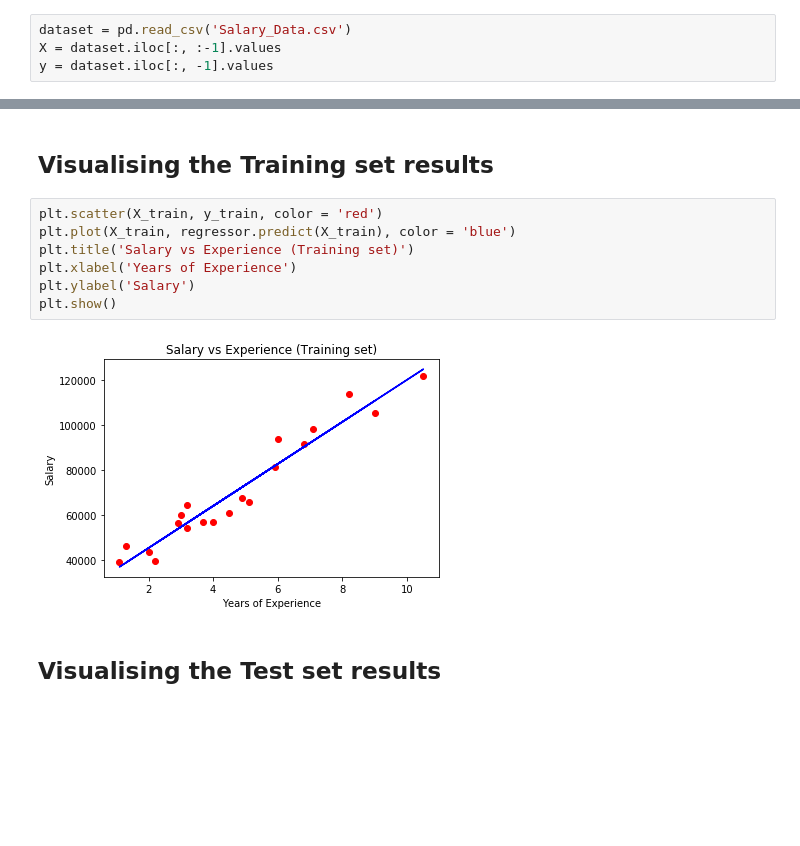
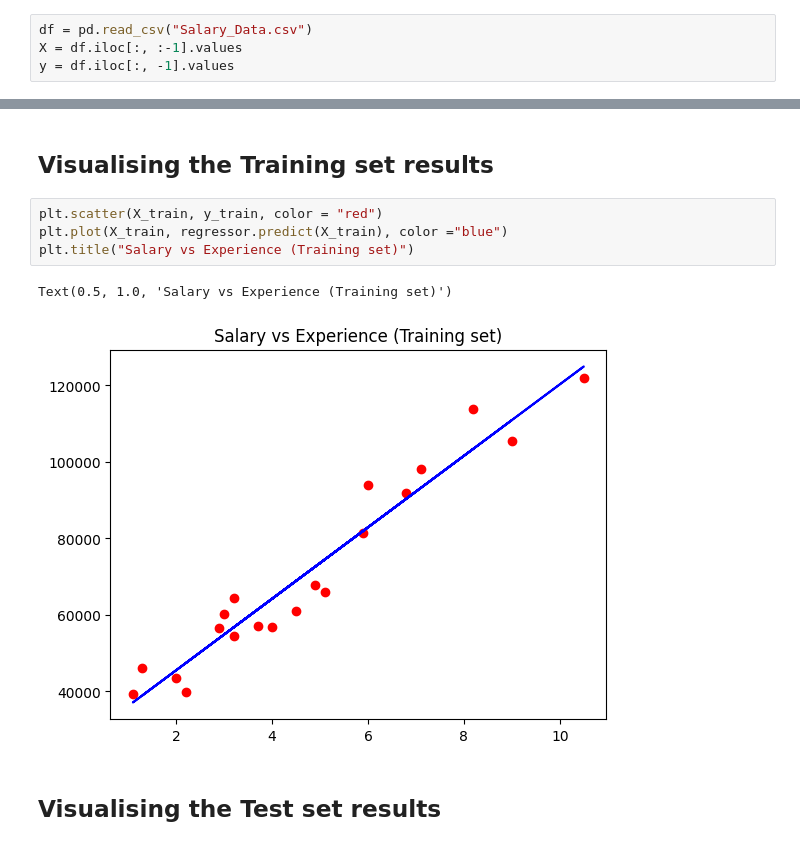
Before and after one commit to hieu1296/AI-1.0, a Jupyter notebook: Copy_of_Simple_Linear_Regression.ipynb, the cells around one changed output, grey strips where cells are left out. Cells and saved outputs as stored; diff of their text form; blank space fills up the shorter version.

```diff
--- a/Copy_of_Simple_Linear_Regression.ipynb
+++ b/Copy_of_Simple_Linear_Regression.ipynb
@@ -11,9 +11,9 @@ import pandas as pd
 # %% [markdown]
 ## Importing the dataset
 # %%
-dataset = pd.read_csv('Salary_Data.csv')
-X = dataset.iloc[:, :-1].values
-y = dataset.iloc[:, -1].values
+df = pd.read_csv("Salary_Data.csv")
+X = df.iloc[:, :-1].values
+y = df.iloc[:, -1].values
 # %% [markdown]
 ## Splitting the dataset into the Training set and Test set
 # %%
@@ -34,13 +34,11 @@ y_pred = regressor.predict(X_test)
 # %% [markdown]
 ## Visualising the Training set results
 # %%
-plt.scatter(X_train, y_train, color = 'red')
-plt.plot(X_train, regressor.predict(X_train), color = 'blue')
-plt.title('Salary vs Experience (Training set)')
-plt.xlabel('Years of Experience')
-plt.ylabel('Salary')
-plt.show()
+plt.scatter(X_train, y_train, color = "red")
+plt.plot(X_train, regressor.predict(X_train), color ="blue")
+plt.title("Salary vs Experience (Training set)")
 # %% [output]
+Text(0.5, 1.0, 'Salary vs Experience (Training set)')
-[figure, old version]
+[figure, new version]
 # %% [markdown]
 ## Visualising the Test set results
```
Also changed, not shown: parts of 3 cells of this notebook.
